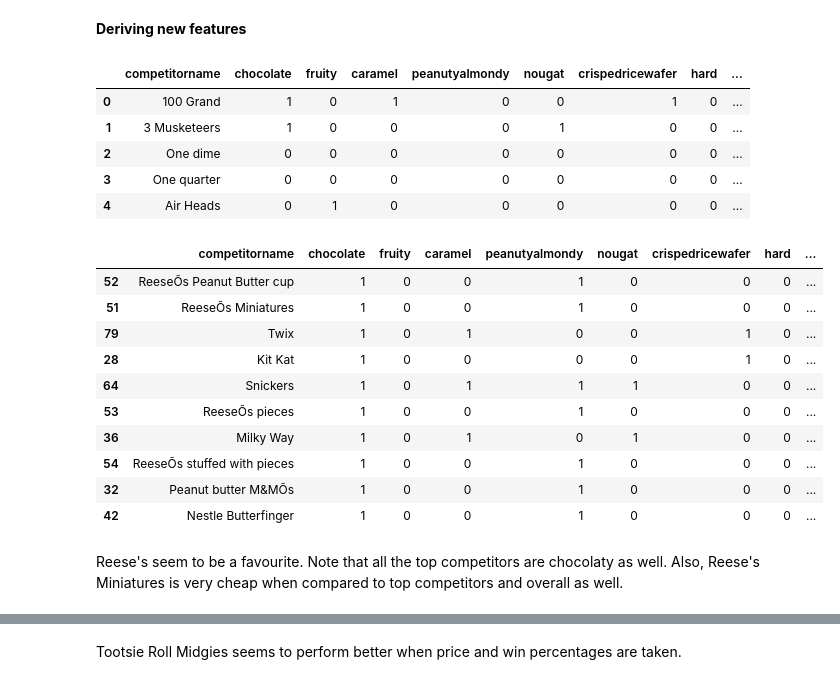
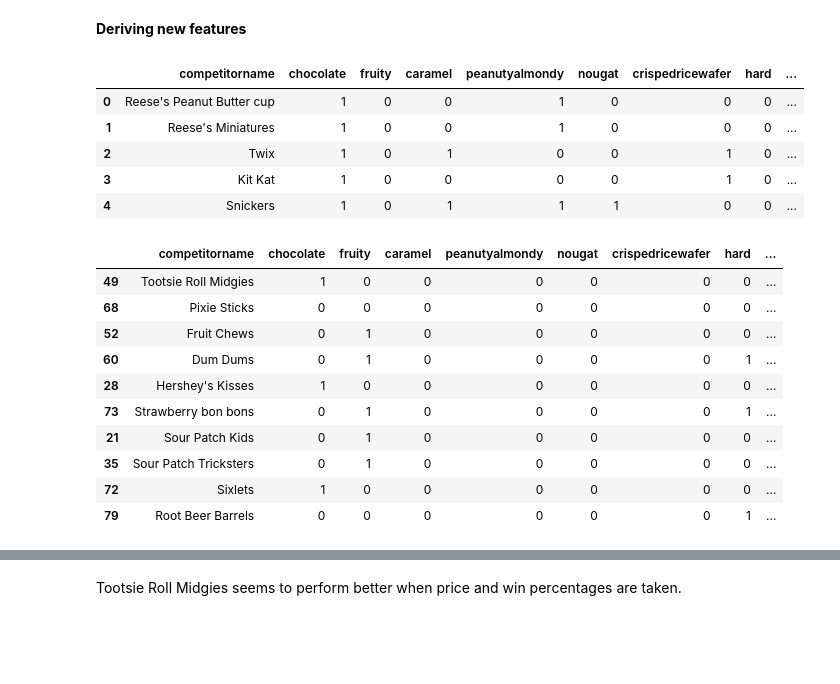
Before and after one commit to sagarnil1989/Lidl_Candy, a Jupyter notebook: LidlCandyCaseStudy.ipynb, the cells around one changed output, grey strips where cells are left out. Drawn from its saved outputs; the diff is of its cells as text; code cells hidden in the pictures; blank space fills up the shorter version.

Commit message:
uploading Candy Ranking case study

```diff
--- a/LidlCandyCaseStudy.ipynb
+++ b/LidlCandyCaseStudy.ipynb
@@ -93,0 +83,9 @@ data['winpercent'] = data['winpercent']/100
+# %%
+#Scaling
+data['winpercent'] = data['winpercent']/100
+#Numeric variable - Round of to 2 decimal
+data['sugarpercent'] = round(data['sugarpercent'],2)
+data['pricepercent'] = round(data['pricepercent'],2)
+data['winpercent'] = round(data['winpercent'],2)
+# Special character was appearing in name of candy.
+data['competitorname'] = data['competitorname'].str.replace('Õ', "'")
@@ -94,32 +188,30 @@ data['winpercent'] = data['winpercent']/100
 # %% [markdown]
 **Deriving new features**
 # %%
-data['sugarbyprice'] = data['sugarpercent'].div(data['pricepercent']) # higher value means the candy is sweet as well as cheap.
-data['winbyprice'] = data['winpercent'].div(data['pricepercent']) # higher value means the candy is more liked as well as cheap.
+data['sugarbyprice'] = round(data['sugarpercent'].div(data['pricepercent']),2) # higher value means the candy is sweet as well as cheap.
+data['winbyprice'] = round(data['winpercent'].div(data['pricepercent']),2) # higher value means the candy is more liked as well as cheap.
 categorival_vars = ['chocolate', 'fruity', 'caramel', 'peanutyalmondy', 'nougat', 'crispedricewafer', 'hard', 'bar',
                     'pluribus']
 numerical_vars = ['sugarpercent', 'pricepercent', 'winpercent', 'sugarbyprice', 'winbyprice']
 data.head()
 # %% [output]
 |  | competitorname | chocolate | fruity | caramel | peanutyalmondy | nougat | crispedricewafer | hard | ... |
-| 0 | 100 Grand | 1 | 0 | 1 | 0 | 0 | 1 | 0 | ... |
-| 1 | 3 Musketeers | 1 | 0 | 0 | 0 | 1 | 0 | 0 | ... |
-| 2 | One dime | 0 | 0 | 0 | 0 | 0 | 0 | 0 | ... |
-| 3 | One quarter | 0 | 0 | 0 | 0 | 0 | 0 | 0 | ... |
-| 4 | Air Heads | 0 | 1 | 0 | 0 | 0 | 0 | 0 | ... |
+| 0 | Reese's Peanut Butter cup | 1 | 0 | 0 | 1 | 0 | 0 | 0 | ... |
+| 1 | Reese's Miniatures | 1 | 0 | 0 | 1 | 0 | 0 | 0 | ... |
+| 2 | Twix | 1 | 0 | 1 | 0 | 0 | 1 | 0 | ... |
+| 3 | Kit Kat | 1 | 0 | 0 | 0 | 0 | 1 | 0 | ... |
+| 4 | Snickers | 1 | 0 | 1 | 1 | 1 | 0 | 0 | ... |
 # %%
-data.sort_values(by=['winpercent', 'sugarpercent'], ascending=False).head(10)
+data.sort_values(by=['winbyprice'], ascending=False).head(10)
 # %% [output]
 |  | competitorname | chocolate | fruity | caramel | peanutyalmondy | nougat | crispedricewafer | hard | ... |
-| 52 | ReeseÕs Peanut Butter cup | 1 | 0 | 0 | 1 | 0 | 0 | 0 | ... |
-| 51 | ReeseÕs Miniatures | 1 | 0 | 0 | 1 | 0 | 0 | 0 | ... |
-| 79 | Twix | 1 | 0 | 1 | 0 | 0 | 1 | 0 | ... |
-| 28 | Kit Kat | 1 | 0 | 0 | 0 | 0 | 1 | 0 | ... |
-| 64 | Snickers | 1 | 0 | 1 | 1 | 1 | 0 | 0 | ... |
-| 53 | ReeseÕs pieces | 1 | 0 | 0 | 1 | 0 | 0 | 0 | ... |
-| 36 | Milky Way | 1 | 0 | 1 | 0 | 1 | 0 | 0 | ... |
-| 54 | ReeseÕs stuffed with pieces | 1 | 0 | 0 | 1 | 0 | 0 | 0 | ... |
-| 32 | Peanut butter M&MÕs | 1 | 0 | 0 | 1 | 0 | 0 | 0 | ... |
-| 42 | Nestle Butterfinger | 1 | 0 | 0 | 1 | 0 | 0 | 0 | ... |
+| 49 | Tootsie Roll Midgies | 1 | 0 | 0 | 0 | 0 | 0 | 0 | ... |
+| 68 | Pixie Sticks | 0 | 0 | 0 | 0 | 0 | 0 | 0 | ... |
+| 52 | Fruit Chews | 0 | 1 | 0 | 0 | 0 | 0 | 0 | ... |
+| 60 | Dum Dums | 0 | 1 | 0 | 0 | 0 | 0 | 1 | ... |
+| 28 | Hershey's Kisses | 1 | 0 | 0 | 0 | 0 | 0 | 0 | ... |
+| 73 | Strawberry bon bons | 0 | 1 | 0 | 0 | 0 | 0 | 1 | ... |
+| 21 | Sour Patch Kids | 0 | 1 | 0 | 0 | 0 | 0 | 0 | ... |
+| 35 | Sour Patch Tricksters | 0 | 1 | 0 | 0 | 0 | 0 | 0 | ... |
+| 72 | Sixlets | 1 | 0 | 0 | 0 | 0 | 0 | 0 | ... |
+| 79 | Root Beer Barrels | 0 | 0 | 0 | 0 | 0 | 0 | 1 | ... |
-# %% [markdown]
-Reese's seem to be a favourite. Note that all the top competitors are chocolaty as well. Also, Reese's Miniatures is very cheap when compared to top competitors and overall as well.
```
Also changed, not shown: parts of 56 cells of this notebook, 16 other files.
